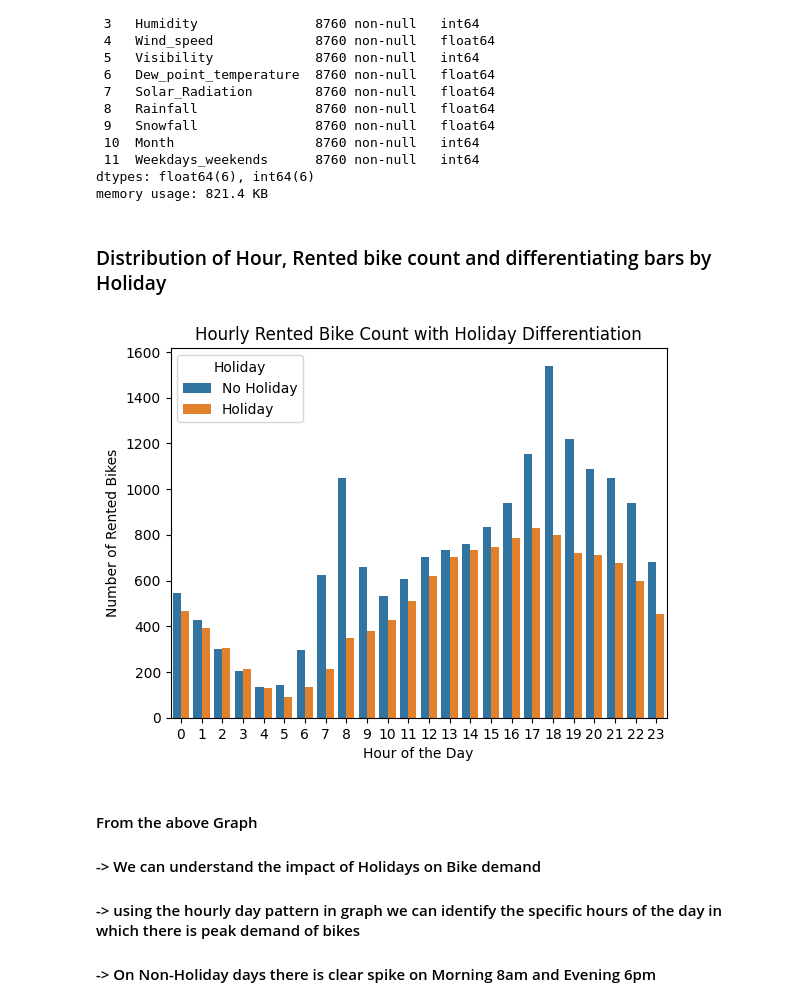
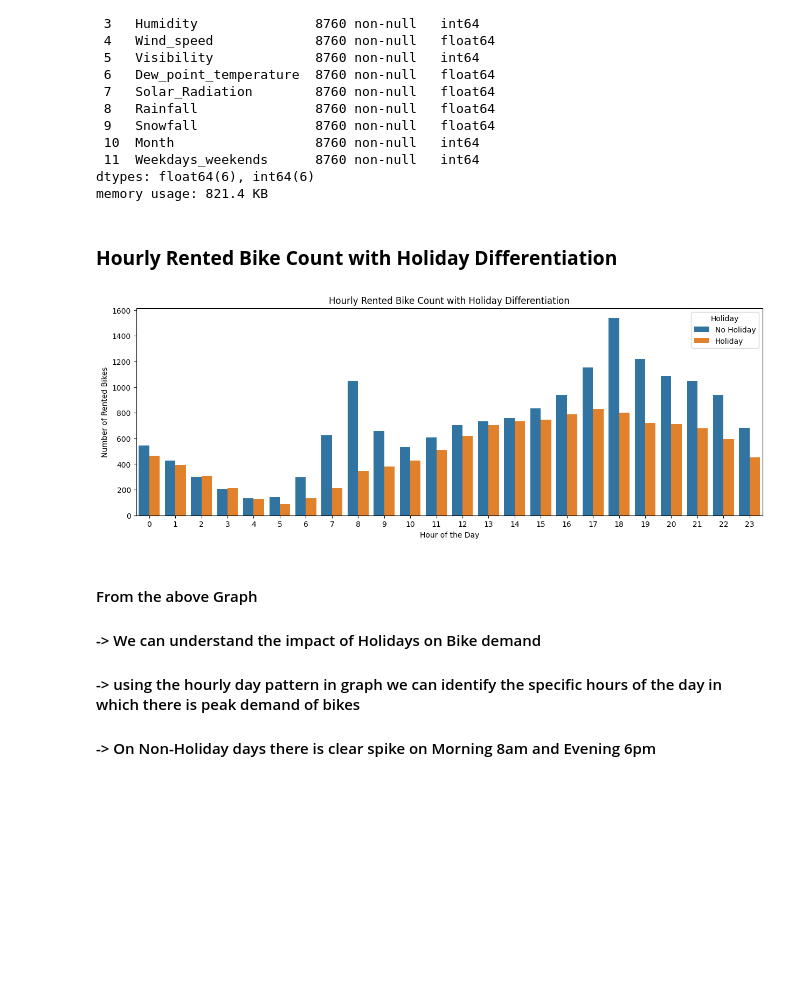
Before and after one commit to Deeppatel0510/Bike_Sharing_Demand_Prediction_ML_Regression, a Jupyter notebook: Bike_Sharing_Demand_Prediction.ipynb, the cells around one changed output. Drawn from its saved outputs; the diff is of its cells as text; code cells hidden in the pictures; blank space fills up the shorter version.

```diff
--- a/Bike_Sharing_Demand_Prediction.ipynb
+++ b/Bike_Sharing_Demand_Prediction.ipynb
@@ -268,24 +280,25 @@ Data columns (total 12 columns):
  11  Weekdays_weekends      8760 non-null   int64
 dtypes: float64(6), int64(6)
 memory usage: 821.4 KB
-# %% [markdown]
-### Distribution of Hour, Rented bike count and differentiating bars by Holiday
+# %% [markdown]
+### **Hourly Rented Bike Count with Holiday Differentiation**
 # %%
 # Creates a grouped bar plot
+plt.figure(figsize = (15,5))
 sns.barplot(data=bike, x='Hour', y='Rented_Bike_Count', hue='Holiday', ci=None)
 
 # Sets plot title, xticks, and yticks.
 plt.title("Hourly Rented Bike Count with Holiday Differentiation")
 plt.xlabel('Hour of the Day')
 plt.ylabel('Number of Rented Bikes')
 
 # Adds a legend for the holiday categories.
 plt.legend(title='Holiday')
 
 # Displays the plot with the provided title and labels.
 plt.show()
 # %% [output]
-[figure, old version]
+[figure, new version]
 # %% [markdown]
 #### From the above Graph
 
```
Also changed, not shown: parts of 33 cells of this notebook.
